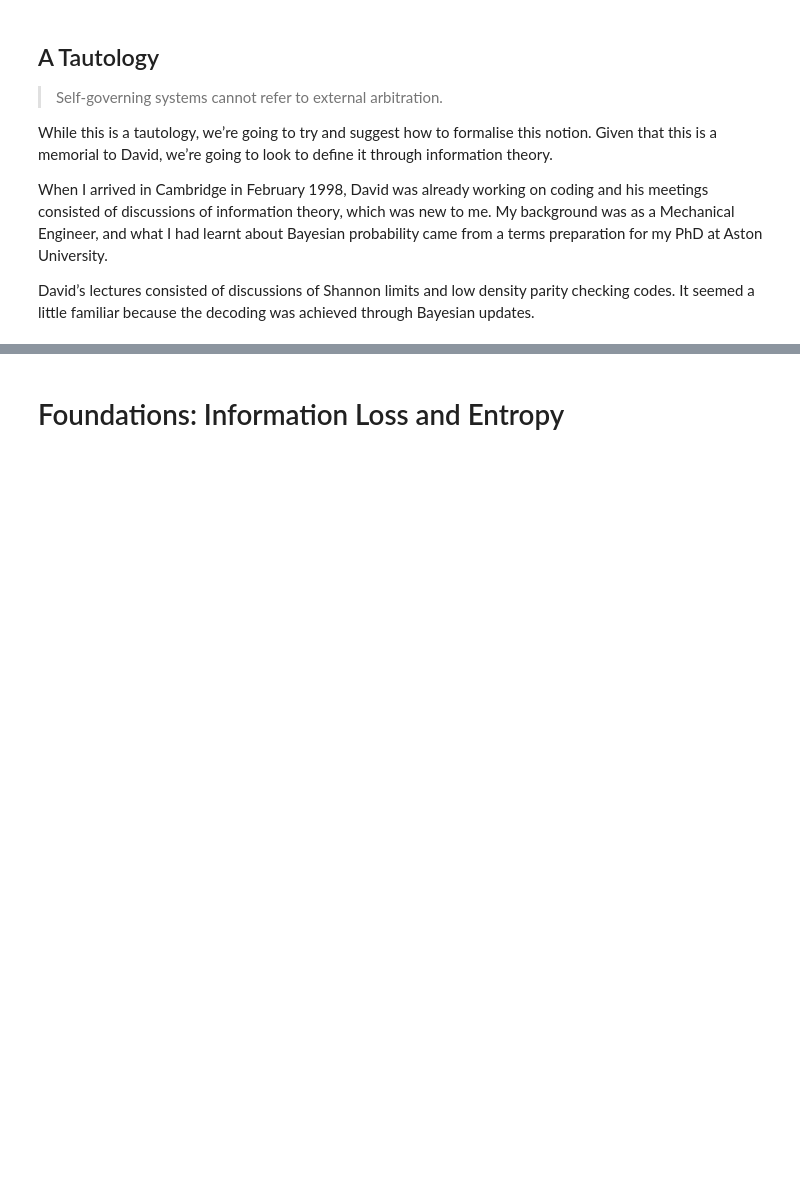
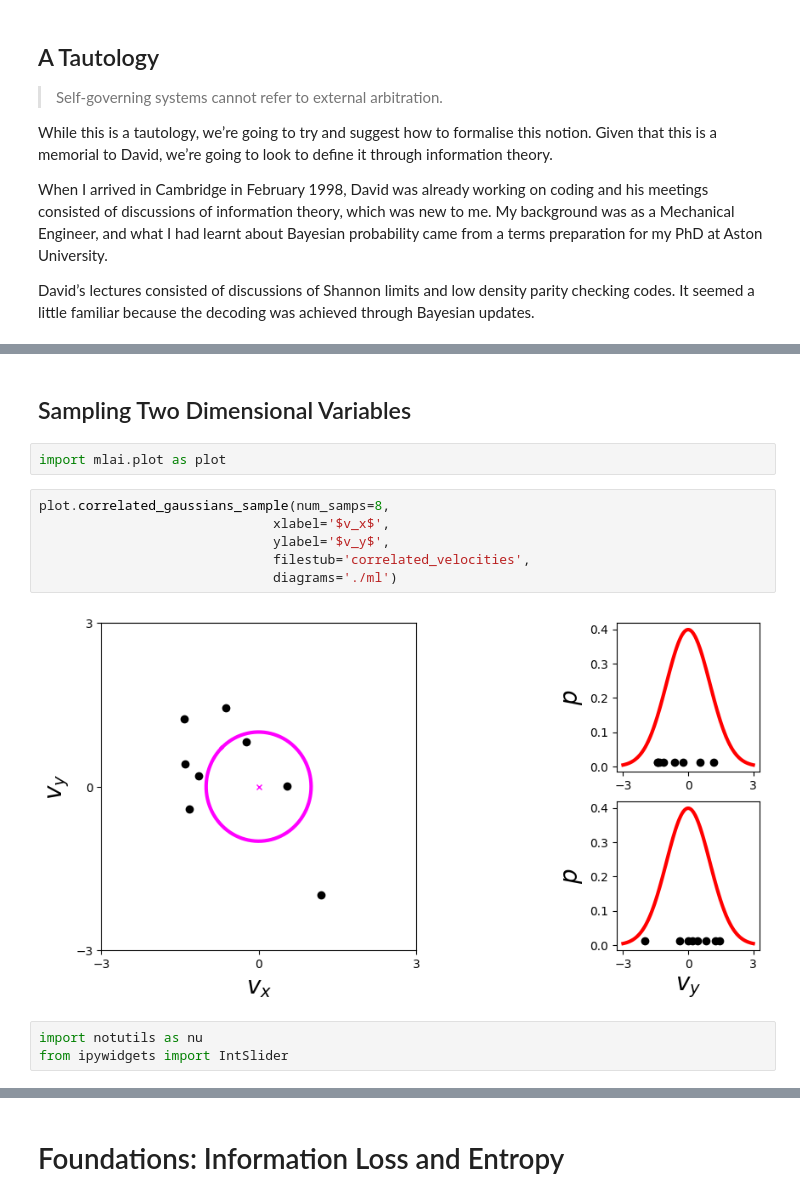
Before and after one commit to lawrennd/talks, a Jupyter notebook: _notebooks/2026-03-27-information-energy-and-intelligence.ipynb, the cells around one changed output, grey strips where cells are left out. Drawn from its saved outputs; the diff is of its cells as text; blank space fills up the shorter version.

```diff
--- a/_notebooks/2026-03-27-information-energy-and-intelligence.ipynb
+++ b/_notebooks/2026-03-27-information-energy-and-intelligence.ipynb
@@ -354,0 +317,15 @@ become equivalent in the thermodynamic limit.</i>
+# %% [markdown]
+## Sampling Two Dimensional Variables
+# %%
+import mlai.plot as plot
+# %%
+plot.correlated_gaussians_sample(num_samps=8,
+                              xlabel='$v_x$',
+                              ylabel='$v_y$',
+                              filestub='correlated_velocities',
+                              diagrams='./ml')
+# %% [output]
+[figure, added]
+# %%
+import notutils as nu
+from ipywidgets import IntSlider
```
Also changed, not shown: parts of 76 cells of this notebook.
